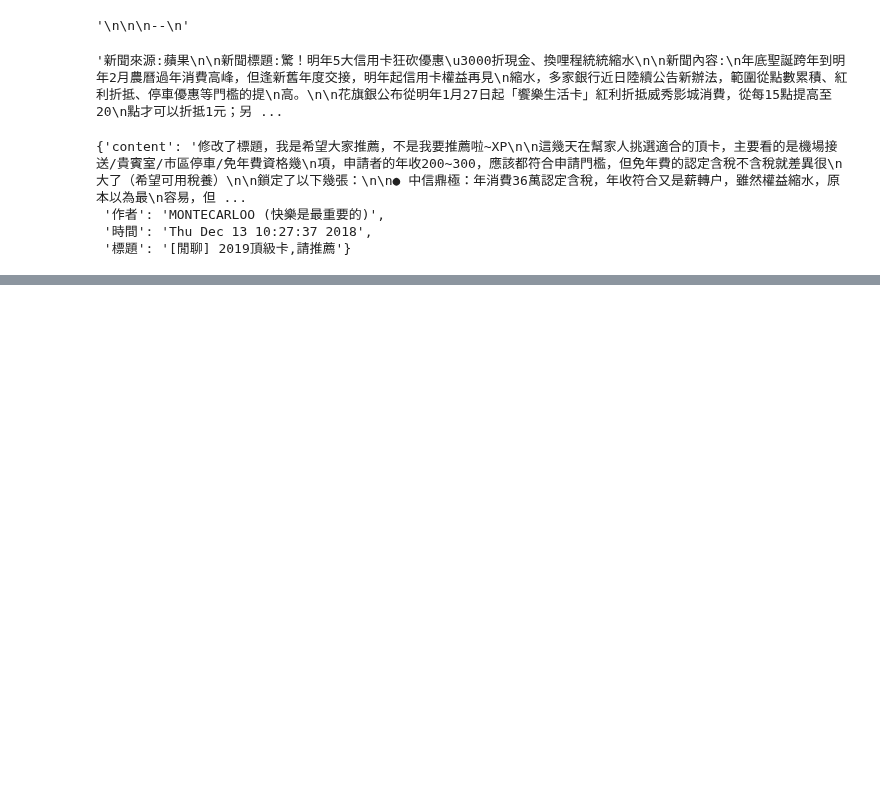
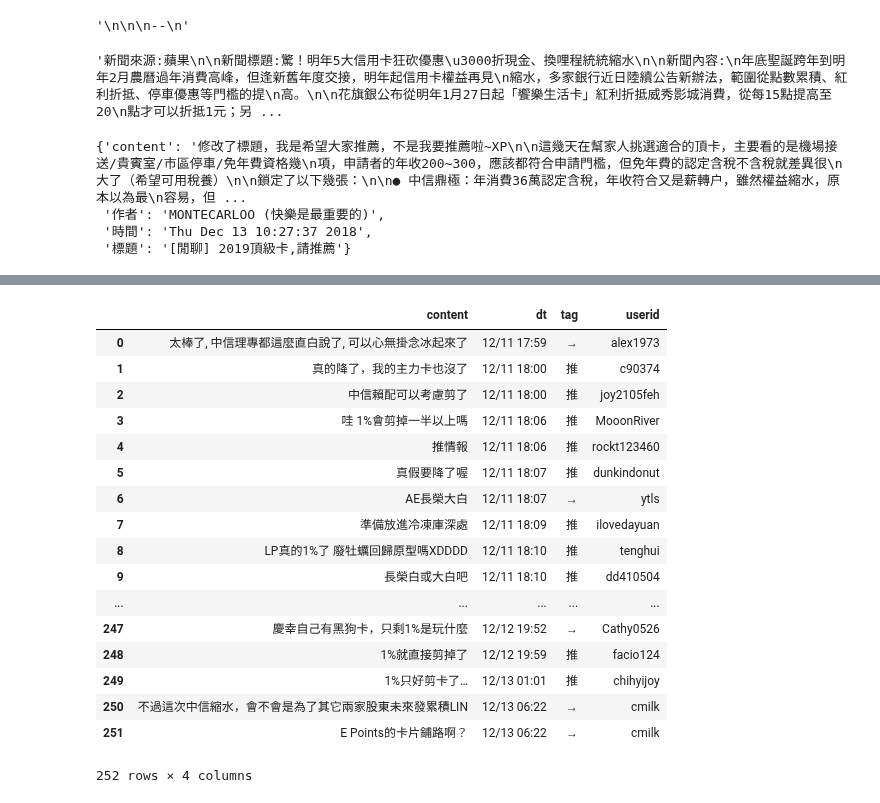
Before and after one commit to ywchiu/ctbc, a Jupyter notebook: Demo20181214.ipynb, the cells around one changed output, grey strips where cells are left out. Saved outputs shown, nothing was run; the diff lists cells and outputs as text; code cells hidden in the pictures; blank space fills up the shorter version.

```diff
--- a/Demo20181214.ipynb
+++ b/Demo20181214.ipynb
@@ -497,0 +510,36 @@ totaldf
+# %%
+url = 'https://www.ptt.cc/bbs/creditcard/M.1544522231.A.646.html'
+res = requests.get(url)
+soup = BeautifulSoup(res.text, 'lxml')
+pushs = []
+for p in soup.select('.push'):
+    pushdata = {}
+    pushdata['tag']     = p.select_one('.push-tag').text.strip()
+    pushdata['userid']  = p.select_one('.push-userid').text.strip()
+    pushdata['content'] = p.select_one('.push-content').text.lstrip(':')
+    pushdata['dt']      = p.select_one('.push-ipdatetime').text.strip()
+    pushs.append(pushdata)
+# %%
+import pandas
+pushdf = pandas.DataFrame(pushs)
+# %%
+pushdf
+# %% [output]
+|  | content | dt | tag | userid |
+| 0 | 太棒了, 中信理專都這麼直白說了, 可以心無掛念冰起來了 | 12/11 17:59 | → | alex1973 |
+| 1 | 真的降了，我的主力卡也沒了 | 12/11 18:00 | 推 | c90374 |
+| 2 | 中信賴配可以考慮剪了 | 12/11 18:00 | 推 | joy2105feh |
+| 3 | 哇 1%會剪掉一半以上嗎 | 12/11 18:06 | 推 | MooonRiver |
+| 4 | 推情報 | 12/11 18:06 | 推 | rockt123460 |
+| 5 | 真假要降了喔 | 12/11 18:07 | 推 | dunkindonut |
+| 6 | AE長榮大白 | 12/11 18:07 | → | ytls |
+| 7 | 準備放進冷凍庫深處 | 12/11 18:09 | 推 | ilovedayuan |
+| 8 | LP真的1%了 廢牡蠣回歸原型嗎XDDDD | 12/11 18:10 | 推 | tenghui |
+| 9 | 長榮白或大白吧 | 12/11 18:10 | 推 | dd410504 |
+| ... | ... | ... | ... | ... |
+| 247 | 慶幸自己有黑狗卡，只剩1%是玩什麼 | 12/12 19:52 | → | Cathy0526 |
+| 248 | 1%就直接剪掉了 | 12/12 19:59 | 推 | facio124 |
+| 249 | 1%只好剪卡了… | 12/13 01:01 | 推 | chihyijoy |
+| 250 | 不過這次中信縮水，會不會是為了其它兩家股東未來發累積LIN | 12/13 06:22 | → | cmilk |
+| 251 | E Points的卡片鋪路啊？ | 12/13 06:22 | → | cmilk |
+252 rows × 4 columns
```
Also changed, not shown: parts of 2 cells of this notebook.
